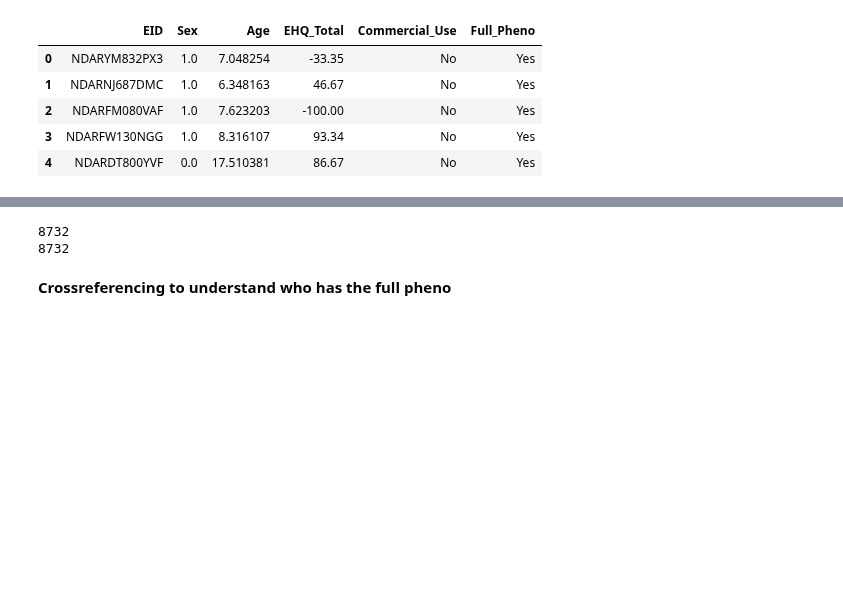
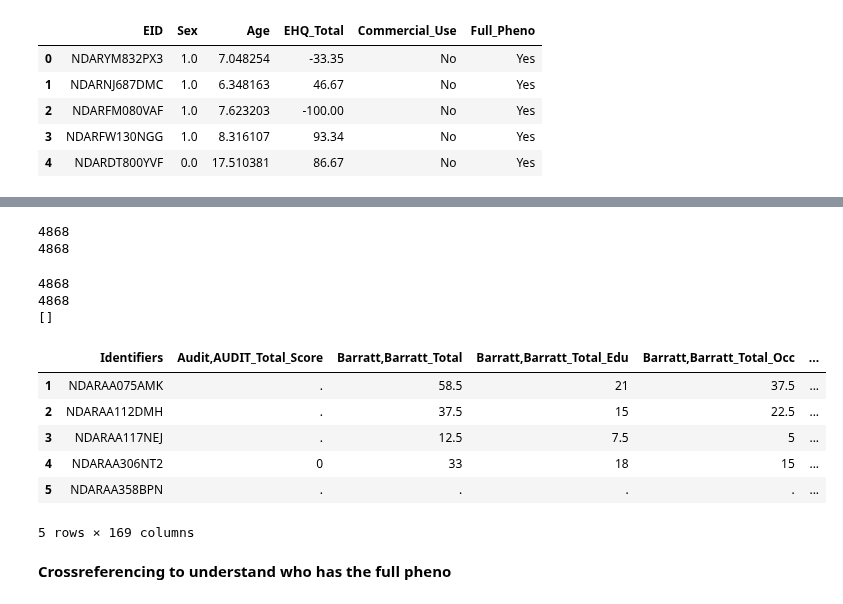
Before and after one commit to cristinarainich/Child-Mind-Institute-Project, a Jupyter notebook: Pheno_data.ipynb, the cells around one changed output, grey strips where cells are left out. Drawn from its saved outputs; the diff is of its cells as text; code cells hidden in the pictures; blank space fills up the shorter version.

```diff
--- a/Pheno_data.ipynb
+++ b/Pheno_data.ipynb
@@ -828,19 +801,56 @@ print(len(site))
+# %%
+# work on Identifiers column
+ids = data_site.Identifiers.values
+new_ids = []
+for i in ids:
+  new_i = i.replace(',assessment', '')
+  new_ids.append(new_i)
+print(len(ids))
+print(len(new_ids))
+
+data_site['Identifiers'] = new_ids
+# %% [output]
+4868
+4868
+# %%
+# let's add the site status to everyone in the data
+ids_site = data_site.Identifiers.values.tolist()
+ids_data = data.Identifiers.values.tolist()
+print(len(ids_site))
+print(len(ids_data))
+different = []
+for i in ids_site:
+  if i not in ids_data:
+    if i not in different:
+      different.append(i)
+for i in ids_data:
+  if i not in ids_site:
+    if i not in different:
+      different.append(i)
+print(different)
+# the identifiers are identical
+# %% [output]
+4868
+4868
+[]
+# %%
+new_site = []
+site = data_site['Basic_Demos,Study_Site'].values.tolist()
+for id in ids_data:
+  number = ids_site.index(id)
+  new_site.append(site[number])
 # %%
-data['Site'] = site
+data['Site'] = new_site
-# %%
-# work on Identifiers column
-ids = data.Identifiers.values
-new_ids = []
-for i in ids:
-  new_i = i.replace(',assessment', '')
-  new_ids.append(new_i)
-print(len(ids))
-print(len(new_ids))
-
-data['Identifiers'] = new_ids
-# %% [output]
-8732
-8732
+# %%
+data.head()
+# %% [output]
+|  | Identifiers | Audit,AUDIT_Total_Score | Barratt,Barratt_Total | Barratt,Barratt_Total_Edu | Barratt,Barratt_Total_Occ | ... |
+| 1 | NDARAA075AMK | . | 58.5 | 21 | 37.5 | ... |
+| 2 | NDARAA112DMH | . | 37.5 | 15 | 22.5 | ... |
+| 3 | NDARAA117NEJ | . | 12.5 | 7.5 | 5 | ... |
+| 4 | NDARAA306NT2 | 0 | 33 | 18 | 15 | ... |
+| 5 | NDARAA358BPN | . | . | . | . | ... |
+5 rows × 169 columns
 # %% [markdown]
 **Crossreferencing to understand who has the full pheno**
 # %%
```
Also changed, not shown: parts of 43 cells of this notebook.
